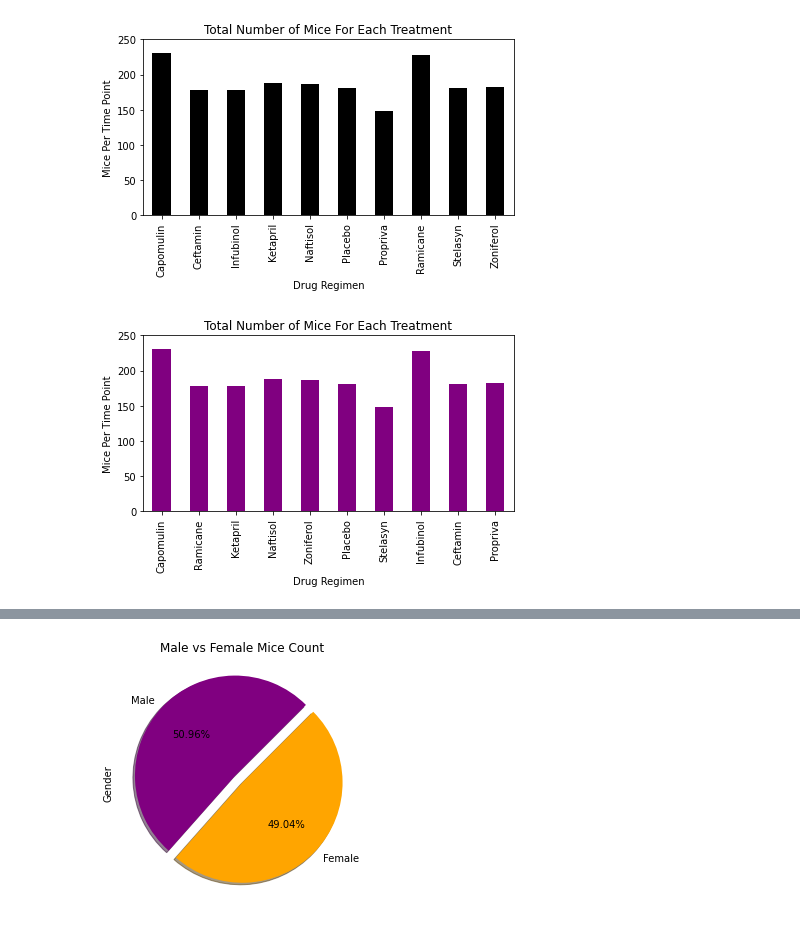
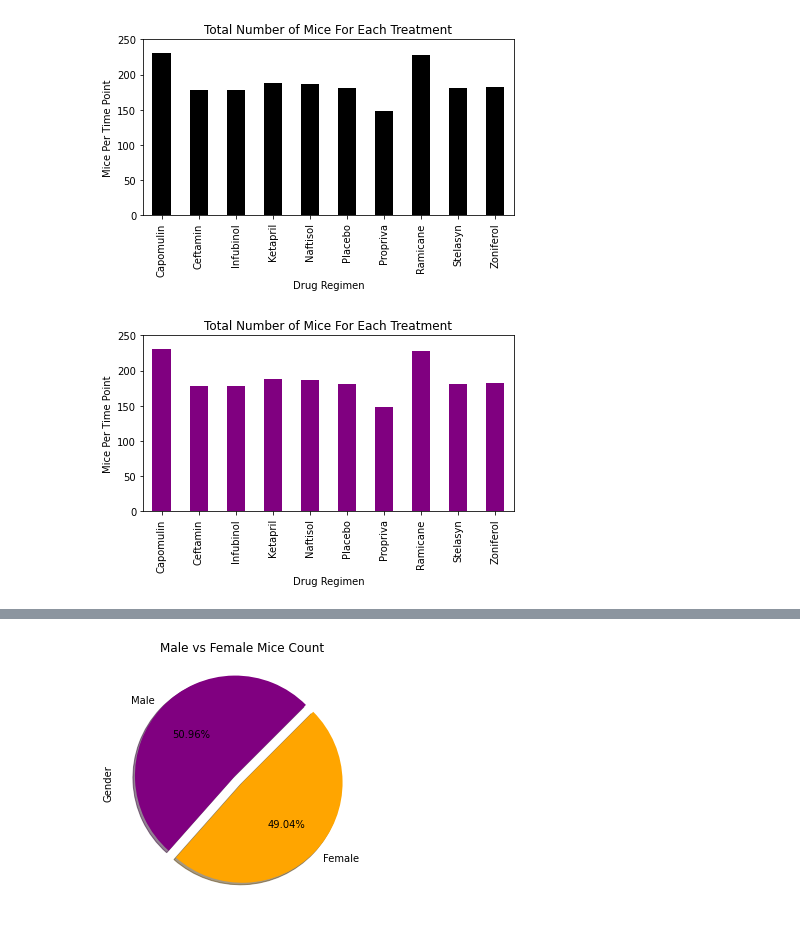
Before and after one commit to Franco1230/05-Matplotlib-Challenge, a Jupyter notebook: Pymaceuticals/pymaceuticals_starter.ipynb, the cells around one changed output, grey strips where cells are left out. Cells and saved outputs as stored; diff of their text form; code cells hidden in the pictures.

```diff
--- a/Pymaceuticals/pymaceuticals_starter.ipynb
+++ b/Pymaceuticals/pymaceuticals_starter.ipynb
@@ -193,21 +193,21 @@ plt.show()
 # %%
 # Generate a bar plot showing the total number of mice for each treatment throughout the course of the study using pyplot.
 
 # Prepare x-axis
-drug_regimen_list = cleaned_combined_data_df[drug_reg_str].value_counts().index
+drug_regimen_list = cleaned_combined_data_df[drug_reg_str].value_counts().index.sort_values()
 
 # Prepare y-axis
 mice_per_treat2 = cleaned_combined_data_df.groupby([drug_reg_str]).count()[mouse_id_str].tolist()
 
 # Plot using pyplot
 plt.bar(drug_regimen_list, mice_per_treat, width = 0.5, color = "purple")
 plt.xticks(drug_regimen_list, rotation = 90)
 plt.title("Total Number of Mice For Each Treatment")
 plt.xlabel(drug_reg_str)
 plt.ylabel("Mice Per Time Point")
 plt.xlim(-0.5, 9.5)
 plt.ylim(0, 250)
 plt.tight_layout()
 plt.show()
 # %% [output]
-[figure, old version]
+[figure, new version]
```
Also changed, not shown: parts of 2 cells of this notebook.
